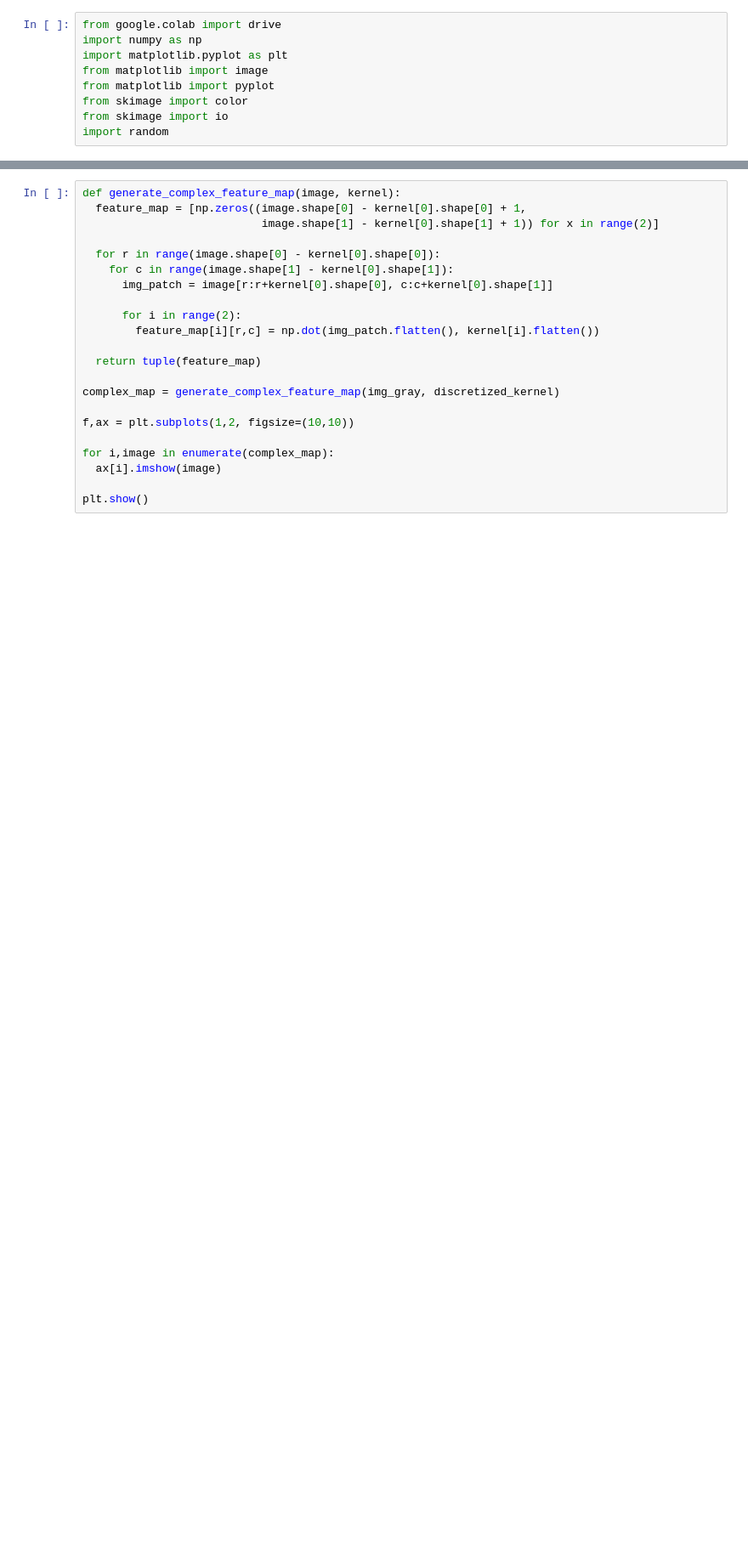
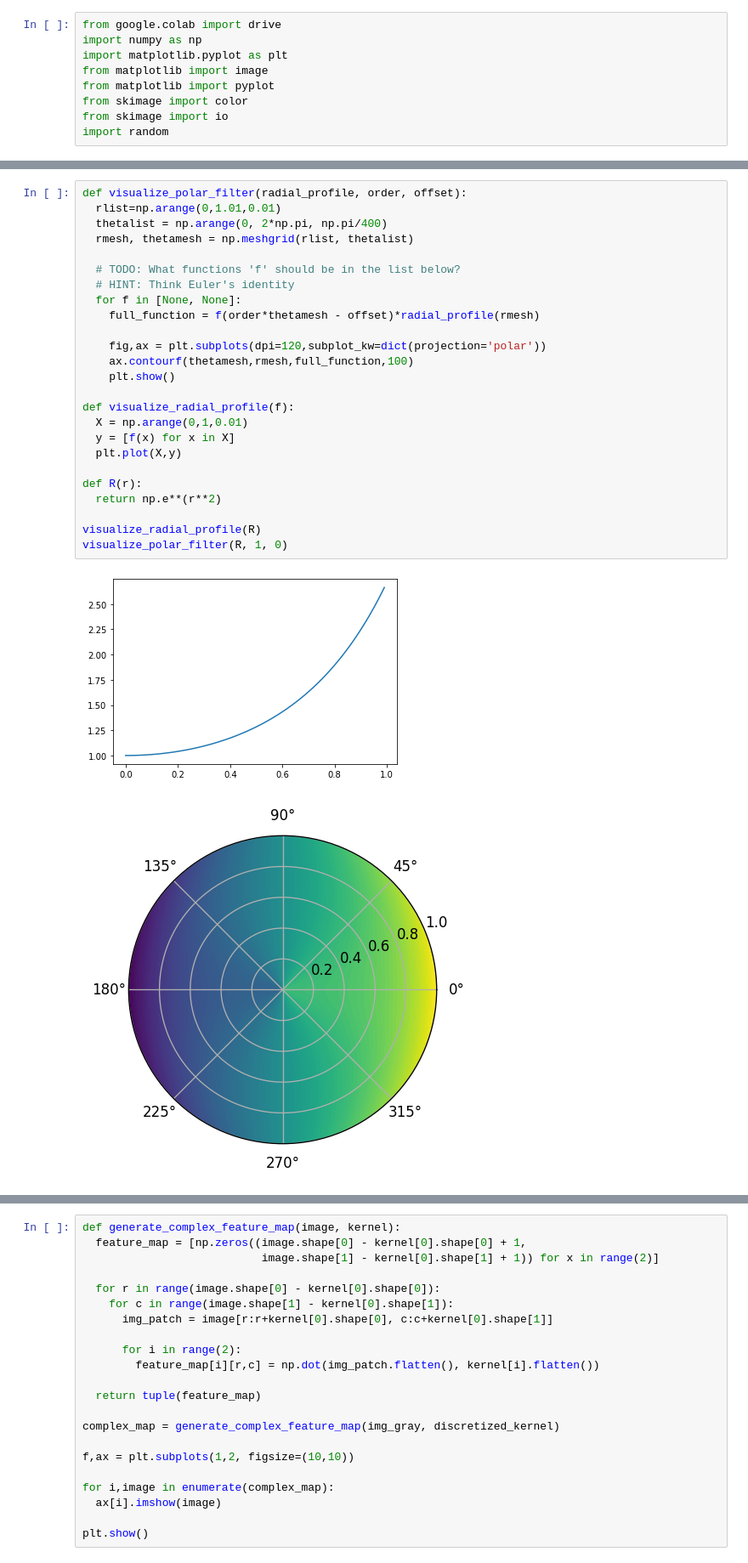
Before and after one commit to UMT-CSCI-591-Deep-Learning-2022/HNET_exercises, a Jupyter notebook: HNET.ipynb, the cells around one changed output, grey strips where cells are left out. Shown at 85% size. Drawn from its saved outputs; the diff is of its cells as text; blank space fills up the shorter version.

```diff
--- a/HNET.ipynb
+++ b/HNET.ipynb
@@ -104,0 +89,28 @@ visualize_polar_filter(R, 1)
+# %%
+def visualize_polar_filter(radial_profile, order, offset):
+  rlist=np.arange(0,1.01,0.01)
+  thetalist = np.arange(0, 2*np.pi, np.pi/400)
+  rmesh, thetamesh = np.meshgrid(rlist, thetalist)
+
+  # TODO: What functions 'f' should be in the list below?
+  # HINT: Think Euler's identity
+  for f in [None, None]:
+    full_function = f(order*thetamesh - offset)*radial_profile(rmesh)
+
+    fig,ax = plt.subplots(dpi=120,subplot_kw=dict(projection='polar'))
+    ax.contourf(thetamesh,rmesh,full_function,100)
+    plt.show()
+
+def visualize_radial_profile(f):
+  X = np.arange(0,1,0.01)
+  y = [f(x) for x in X]
+  plt.plot(X,y)
+
+def R(r):
+  return np.e**(r**2)
+
+visualize_radial_profile(R)
+visualize_polar_filter(R, 1, 0)
+# %% [output]
+[figure, added]
+[figure, added]
```
Also changed, not shown: parts of 31 cells of this notebook, 2 other files.
